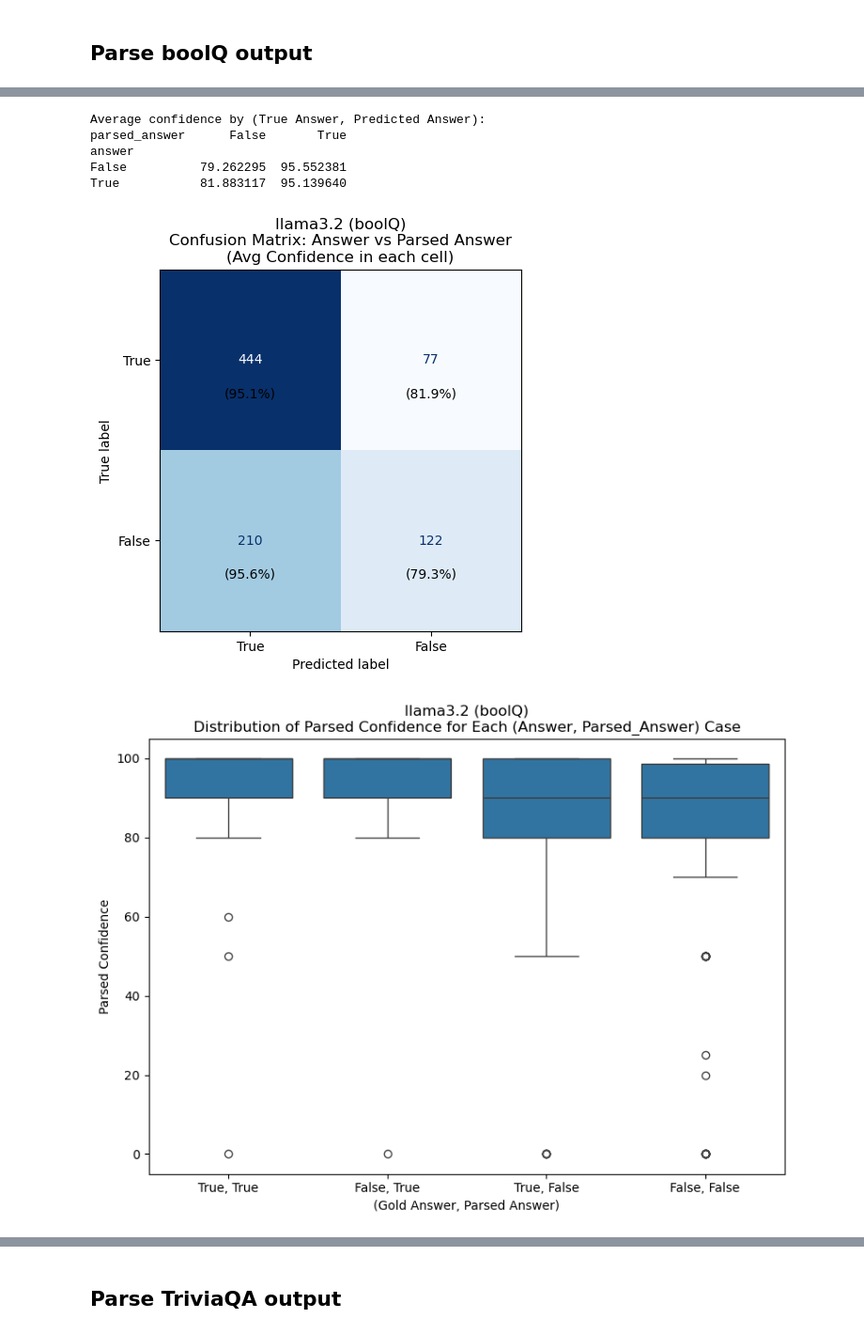
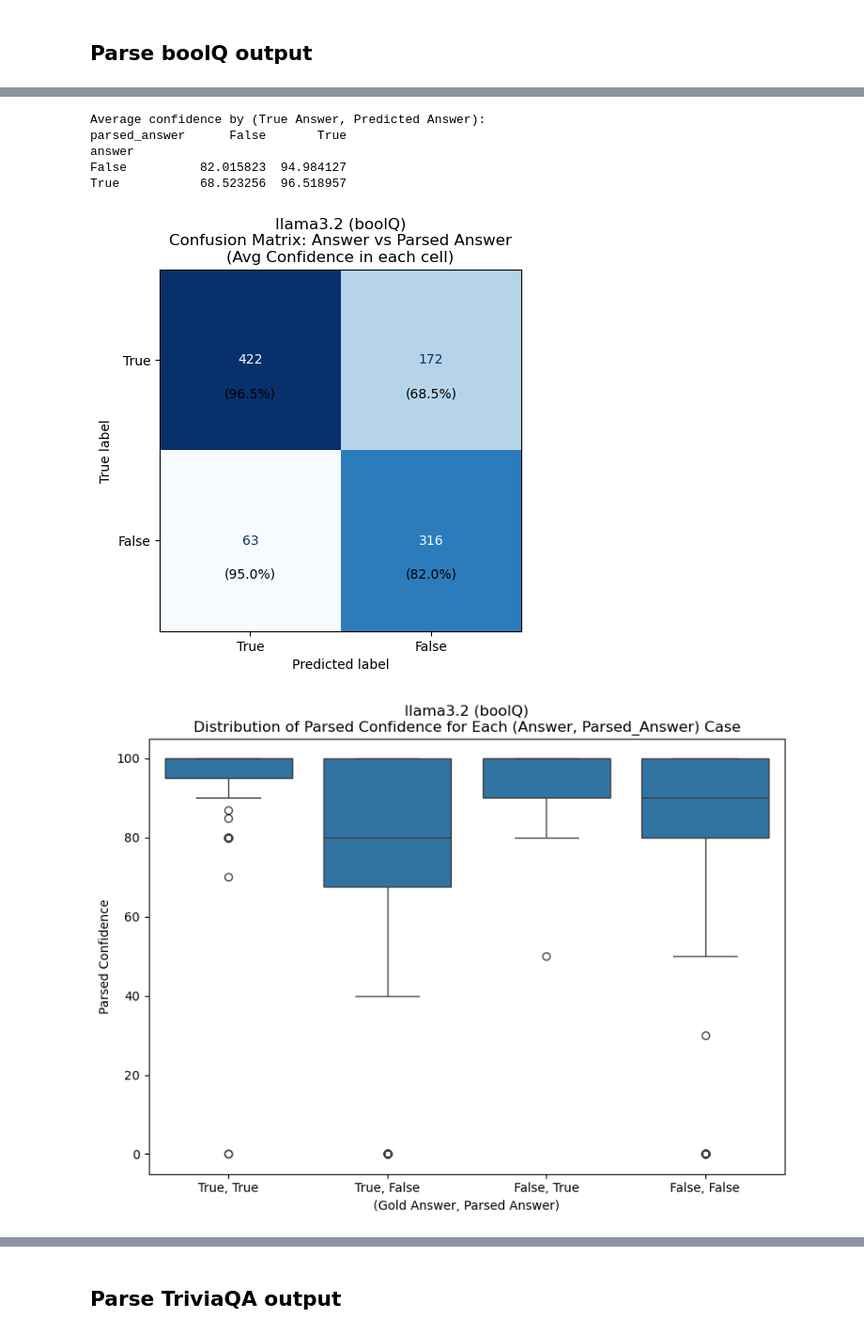
Before and after one commit to christian-hobelsberger/LLMUncertainty, a Jupyter notebook: analyze_confidence_output.ipynb, the cells around one changed output, grey strips where cells are left out. Shown at 94% size. Drawn from its saved outputs; the diff is of its cells as text; code cells hidden in the pictures.

Commit message:
switched two llama3.2 3B; already first results

```diff
--- a/analyze_confidence_output.ipynb
+++ b/analyze_confidence_output.ipynb
@@ -158,7 +158,7 @@ def calculate_auroc(df, confidence_col='parsed_confidence', correct_col='is_corr
 # Make sure to use the correct file path
 try:
     # Use the same file path as in the first cell
-    results_df_boolq = pd.read_csv("output/llm_confidence_elicitation/batch_1000_llama_v2/boolq_verbalized_confidence_llama_batch_1000_llama_boolq_v2.csv")
+    results_df_boolq = pd.read_csv("output/llm_confidence_elicitation/batch_llama_3B/boolq_verbalized_confidence_meta-llama_Llama-3.2-3B-Instruct_llama_batch_3B_1000.csv")
     results_df_boolq = parse_and_evaluate_boolq(results_df_boolq)
 
     print("Results from modularized BoolQ parsing:")
@@ -254,8 +257,8 @@ print(avg_conf)
 Average confidence by (True Answer, Predicted Answer):
 parsed_answer      False       True
 answer
-False          79.262295  95.552381
-True           81.883117  95.139640
+False          82.015823  94.984127
+True           68.523256  96.518957
 # %%
 # Confusion matrix with average confidence annotation
 from sklearn.metrics import confusion_matrix, ConfusionMatrixDisplay
@@ -263,7 +266,7 @@ from matplotlib import pyplot as plt
 import seaborn as sns
 
 labels = ["True", "False"]
-cm = confusion_matrix(df_cm_valid_boolq["answer"].astype(str), df_cm_valid_boolq["parsed_answer"], labels=labels)
+cm = confusion_matrix(df_cm_valid_boolq["answer"].astype(str), df_cm_valid_boolq["parsed_answer"].astype(str), labels=labels)
 
 fig, ax = plt.subplots(figsize=(6, 5))
 disp = ConfusionMatrixDisplay(confusion_matrix=cm, display_labels=labels)
@@ -282,36 +285,36 @@ for i, true_label in enumerate(labels):
                 avg = avg_conf.iloc[1, 1]  # True row, True column
             elif i == 0 and j == 1:  # True, False
                 avg = avg_conf.iloc[1, 0]  # True row, False column
             elif i == 1 and j == 0:  # False, True
                 avg = avg_conf.iloc[0, 1]  # False row, True column
             else:  # False, False
                 avg = avg_conf.iloc[0, 0]  # False row, False column
         except:
             avg = np.nan
 
         # Place confidence a bit lower (y+0.15)
         if not np.isnan(avg):
             ax.text(j, i + 0.15, f"({avg:.1f}%)", va='top', ha='center', color='black', fontsize=10)
 
 plt.title("llama3.2 (boolQ)\nConfusion Matrix: Answer vs Parsed Answer\n(Avg Confidence in each cell)")
 plt.savefig("figures/metrics/confidence_elicitation/confusion_matrix_answer_vs_parsed_answer.png")
 plt.show()
 
 # Distribution of confidence for all 4 cases
 # Create a case column for the boxplot
-df_cm_valid_boolq["case"] = df_cm_valid_boolq["answer"].astype(str) + ", " + df_cm_valid_boolq["parsed_answer"]
+df_cm_valid_boolq["case"] = df_cm_valid_boolq["answer"].astype(str) + ", " + df_cm_valid_boolq["parsed_answer"].astype(str)
 
 plt.figure(figsize=(8, 6))
 sns.boxplot(x="case", y="parsed_confidence", data=df_cm_valid_boolq)
 plt.title("llama3.2 (boolQ)\nDistribution of Parsed Confidence for Each (Answer, Parsed_Answer) Case")
 plt.xlabel("(Gold Answer, Parsed Answer)")
 plt.ylabel("Parsed Confidence")
 plt.tight_layout()
 plt.savefig("figures/metrics/confidence_elicitation/parsed_confidence_distribution.png")
 plt.show()
 # %% [output]
-[figure, old version]
+[figure, new version]
-[figure, old version]
+[figure, new version]
 # %%
 # Calculate f1-score
 from sklearn.metrics import f1_score as sklearn_f1_score
```
Also changed, not shown: parts of 33 cells of this notebook, 37 other files.
